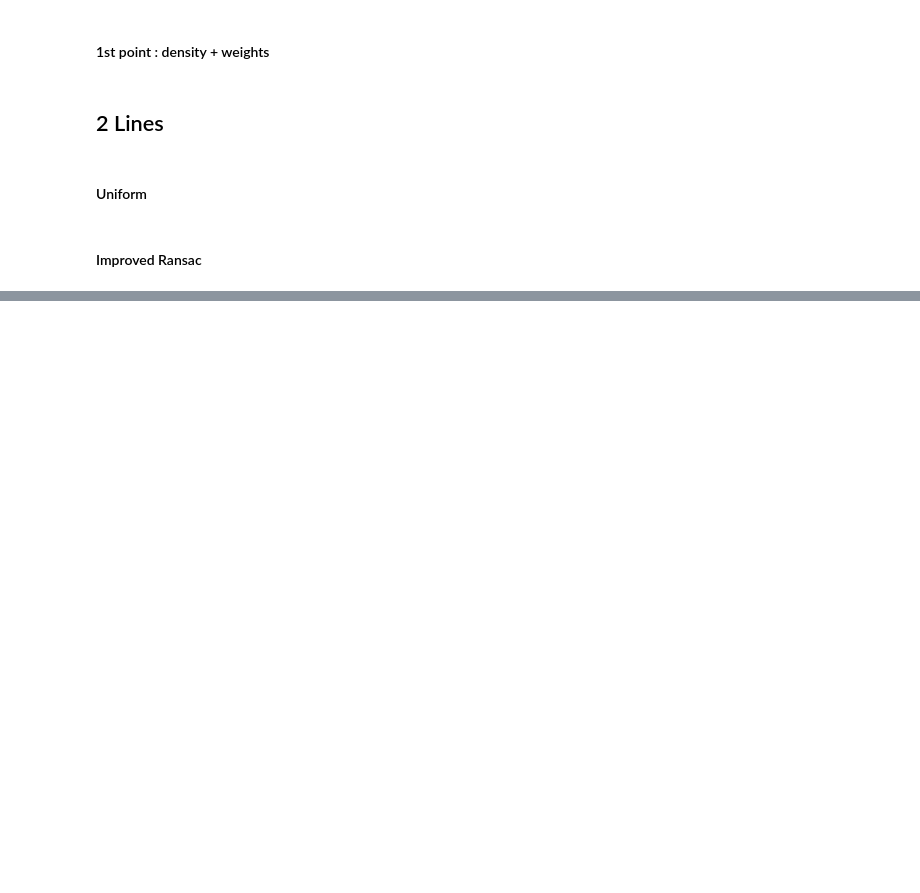
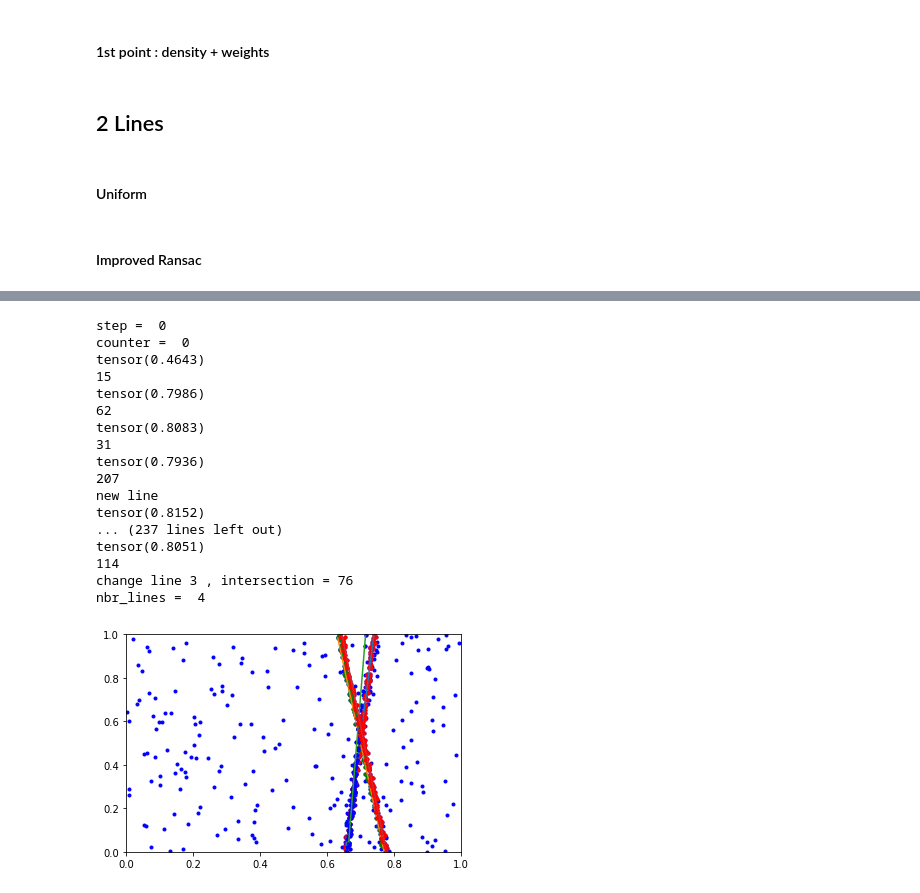
Before and after one commit to BereniceCourant/ImprRansac, a Jupyter notebook: Ransac+-Copy1.ipynb, the cells around one changed output, grey strips where cells are left out. Drawn from its saved outputs; the diff is of its cells as text; code cells hidden in the pictures; blank space fills up the shorter version.

```diff
--- a/Ransac+-Copy1.ipynb
+++ b/Ransac+-Copy1.ipynb
@@ -784,7 +726,7 @@ def ransac_uniform_multi(data, threshold, threshold_nbr_inliers, threshold_inter
         #print("nbr inliers = ", len(inliers))
         #print("line = ", line)
         #print("max inliers so far = ", nbr_inliers_max)
-    return line_max, inliers_max, nbr_inliers
+    return line_max, inliers_max, nbr_inliers_max
 # %%
 image_size = (200, 200)
 n_inliers = 250
@@ -880,0 +840,41 @@ def ransac_uniform_multi(data, threshold, threshold_nbr_inliers, threshold_inter
+# %%
+proba = 0.05
+threshold = 2.5
+threshold_nbr_inliers = 100
+threshold_intersection = 0.5
+
+lines_pred, inliers_pred, nbr_inliers_pred = ransac_multi_improved(data, threshold, threshold_nbr_inliers, threshold_intersection, image_size, proba, 0, 1, model_type=1, model=model, it_end=100)
+print("nbr_lines = ", len(lines_pred))
+
+fig, ax = plt.subplots()
+ax.set_xlim(0, 1)
+ax.set_ylim(0, 1)
+
+plot_data(data, ax, c='b')
+colors = ['r', 'g', 'b']
+for i in range(len(inliers_pred)):
+    plot_data(change_format(inliers_pred[i]), ax, c=colors[i % 3])
+    plot_line(lines_pred[i], image_size, ax)
+
+
+
+fig.show()
+# %% [output]
+step =  0
+counter =  0
+tensor(0.4643)
+15
+tensor(0.7986)
+62
+tensor(0.8083)
+31
+tensor(0.7936)
+207
+new line
+tensor(0.8152)
+... (237 lines left out)
+tensor(0.8051)
+114
+change line 3 , intersection = 76
+nbr_lines =  4
+[figure, added]
```
Also changed, not shown: parts of 10 cells of this notebook, 1 other file.
